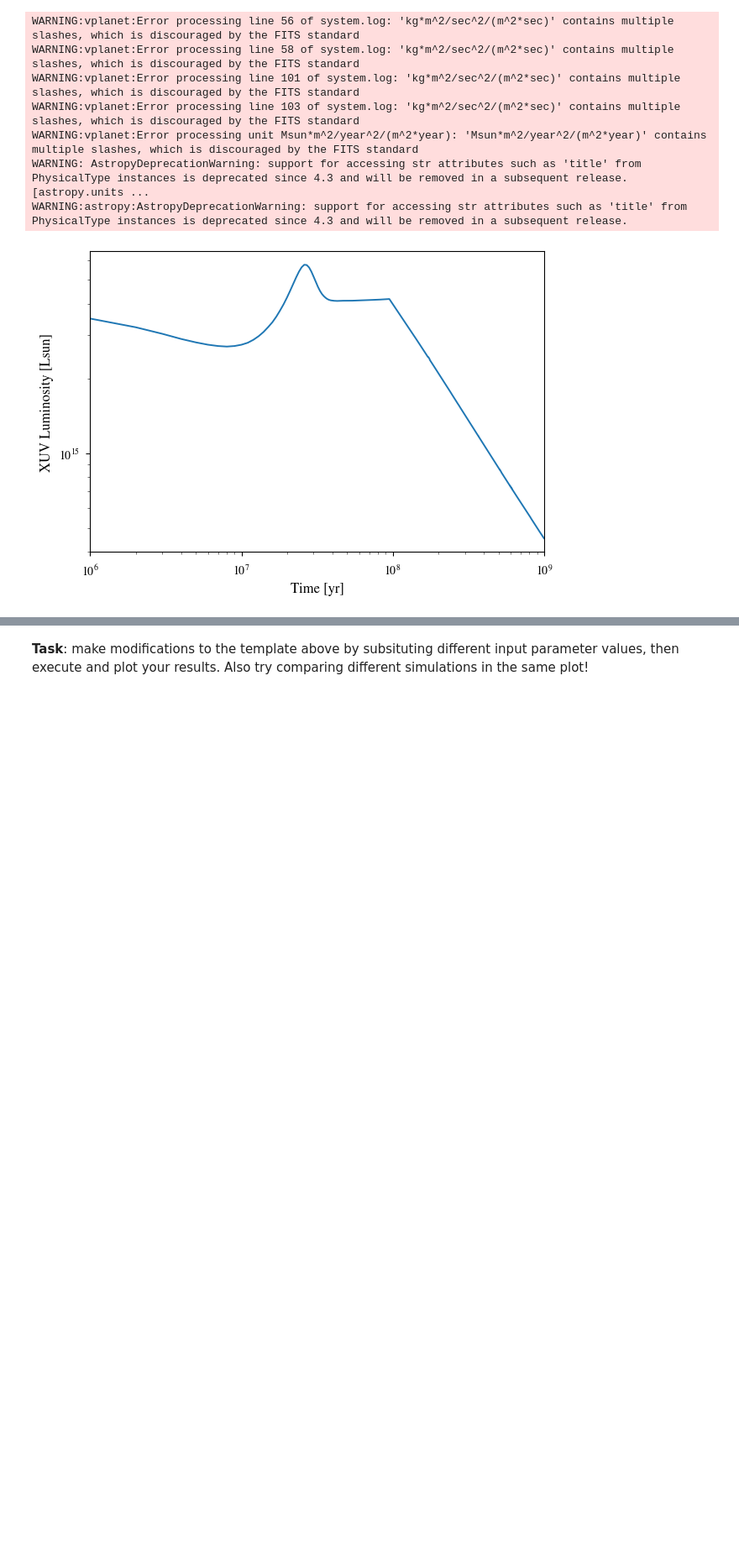
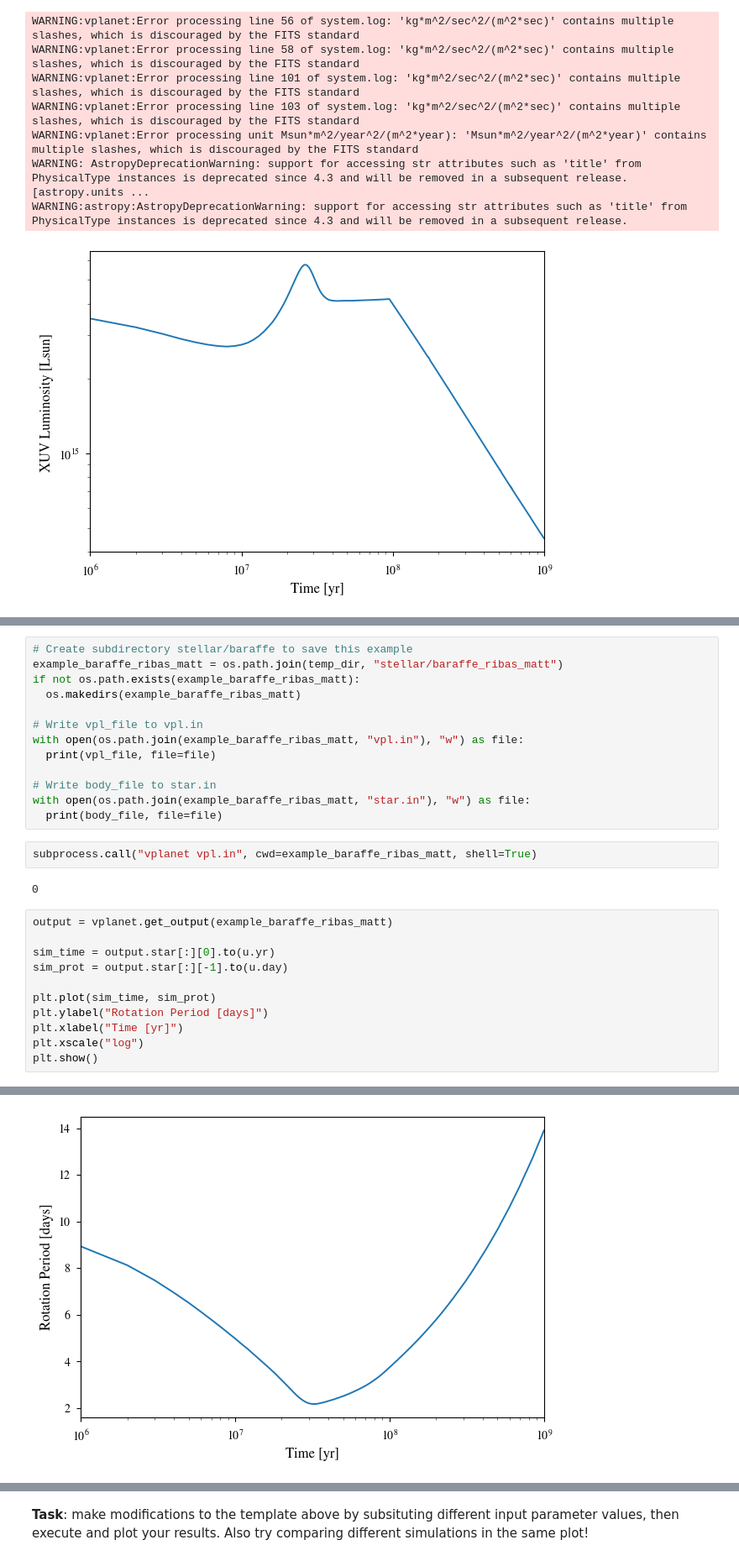
Before and after one commit to jbirky/yupra, a Jupyter notebook: tutorials/1_introduction_to_stellar.ipynb, the cells around one changed output, grey strips where cells are left out. Shown at 84% size. Cells and saved outputs as stored; diff of their text form; blank space fills up the shorter version.

```diff
--- a/tutorials/1_introduction_to_stellar.ipynb
+++ b/tutorials/1_introduction_to_stellar.ipynb
@@ -267,0 +343,29 @@ WARNING:astropy:AstropyDeprecationWarning: support for accessing str attributes
+# %%
+# Create subdirectory stellar/baraffe to save this example
+example_baraffe_ribas_matt = os.path.join(temp_dir, "stellar/baraffe_ribas_matt")
+if not os.path.exists(example_baraffe_ribas_matt):
+  os.makedirs(example_baraffe_ribas_matt)
+
+# Write vpl_file to vpl.in
+with open(os.path.join(example_baraffe_ribas_matt, "vpl.in"), "w") as file:
+  print(vpl_file, file=file)
+
+# Write body_file to star.in
+with open(os.path.join(example_baraffe_ribas_matt, "star.in"), "w") as file:
+  print(body_file, file=file)
+# %%
+subprocess.call("vplanet vpl.in", cwd=example_baraffe_ribas_matt, shell=True)
+# %% [output]
+0
+# %%
+output = vplanet.get_output(example_baraffe_ribas_matt)
+
+sim_time = output.star[:][0].to(u.yr)
+sim_prot = output.star[:][-1].to(u.day)
+
+plt.plot(sim_time, sim_prot)
+plt.ylabel("Rotation Period [days]")
+plt.xlabel("Time [yr]")
+plt.xscale("log")
+plt.show()
+# %% [output]
@@ -268,3 +379,4 @@ WARNING:astropy:AstropyDeprecationWarning: support for accessing str attributes
+[figure, added]
 # %% [markdown]
 ### 4. Varying simulation parameters (manually)
 
```
Also changed, not shown: parts of 25 cells of this notebook.
